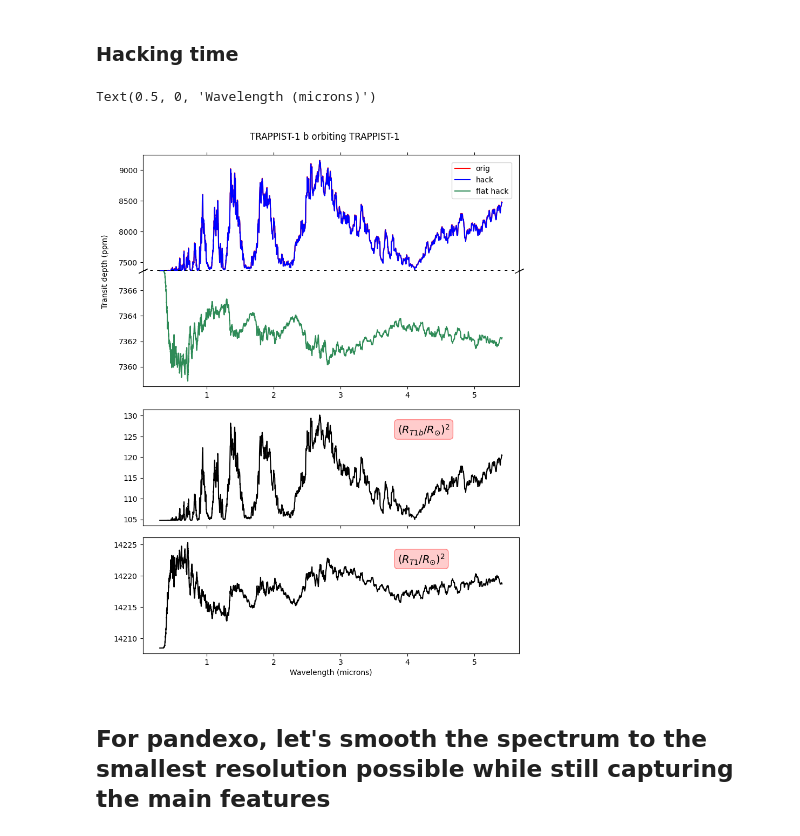
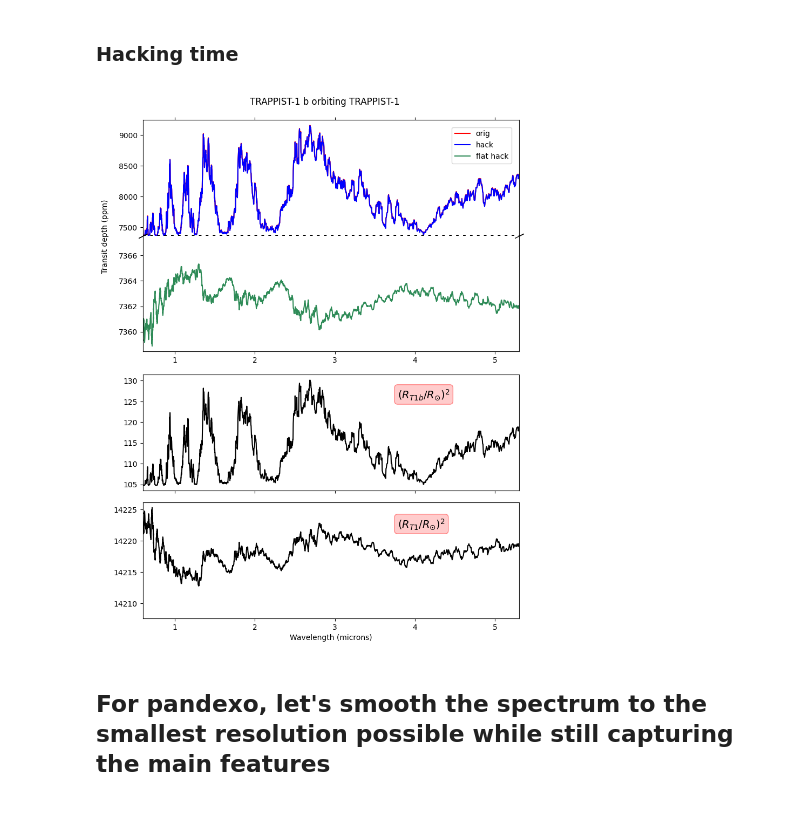
Before and after one commit to steph-coffey/first-year-project, a Jupyter notebook: hacking trappist.ipynb, the cells around one changed output. Drawn from its saved outputs; the diff is of its cells as text; code cells hidden in the pictures.

Commit message:
rough draft of csre figure

```diff
--- a/hacking trappist.ipynb
+++ b/hacking trappist.ipynb
@@ -94,35 +94,36 @@ axs[5].plot(wave, np.array(smooth_t1_spec) * 1e6, c = 'black')
 fig.legend(['orig', 'hack', 'flat hack'], loc = (0.805,0.865))
 
 # Broken axis
+axs[0].set_xlim(0.6,5.3)
 axs[0].set_ylim(t1bt1_fixed_depth, None)
 axs[1].set_ylim(None, t1bt1_fixed_depth)
 axs[0].spines.bottom.set_visible(False)
 axs[1].spines.top.set_visible(False)
 axs[0].xaxis.tick_top()
 axs[1].tick_params(labeltop=True)  # don't put tick labels at the top
 axs[1].xaxis.tick_bottom()
 axs[1].xaxis.grid(True, which='minor')
 axs[2].set_visible(False)
 axs[4].set_visible(False)
 
 # Slanted lines
 d = .5  # proportion of vertical to horizontal extent of the slanted line
 kwargs = dict(marker=[(-1, -d), (1, d)], ms=12,ls="none", c='k', mec='k', mew=1, clip_on=False)
 axs[0].plot([0, 1], [0, 0], transform=axs[0].transAxes, **kwargs)
 axs[1].plot([0, 1], [1, 1], transform=axs[1].transAxes, **kwargs)
 
 # Plotting fixed transit depth to compare
 axs[0].axhline(y = t1bt1_fixed_depth, c = 'black', ls = 'dotted', lw = 3.5)
 
 # Labels
 fig.suptitle('TRAPPIST-1 b orbiting TRAPPIST-1', y = 0.915)
 fig.text(0.04, 0.7, 'Transit depth (ppm)', va='center', rotation='vertical')
 fig.text(0.65, 0.45, r'$(R_{T1b}/R_{\odot})^2$', fontsize = 14, bbox=dict(boxstyle='round',ec=(1., 0.5, 0.5),fc=(1., 0.8, 0.8),))
 fig.text(0.65, 0.25, r'$(R_{T1}/R_{\odot})^2$', fontsize = 14, bbox=dict(boxstyle='round',ec=(1., 0.5, 0.5),fc=(1., 0.8, 0.8),))
 axs[5].set_xlabel('Wavelength (microns)')
+plt.savefig('t1b_around_t1_large_plot.png')
 # %% [output]
-Text(0.5, 0, 'Wavelength (microns)')
-[figure, old version]
+[figure, new version]
 # %% [markdown]
 ## For pandexo, let's smooth the spectrum to the smallest resolution possible while still capturing the main features
 # %%
```
Also changed, not shown: parts of 2 cells of this notebook, 22 other files.
